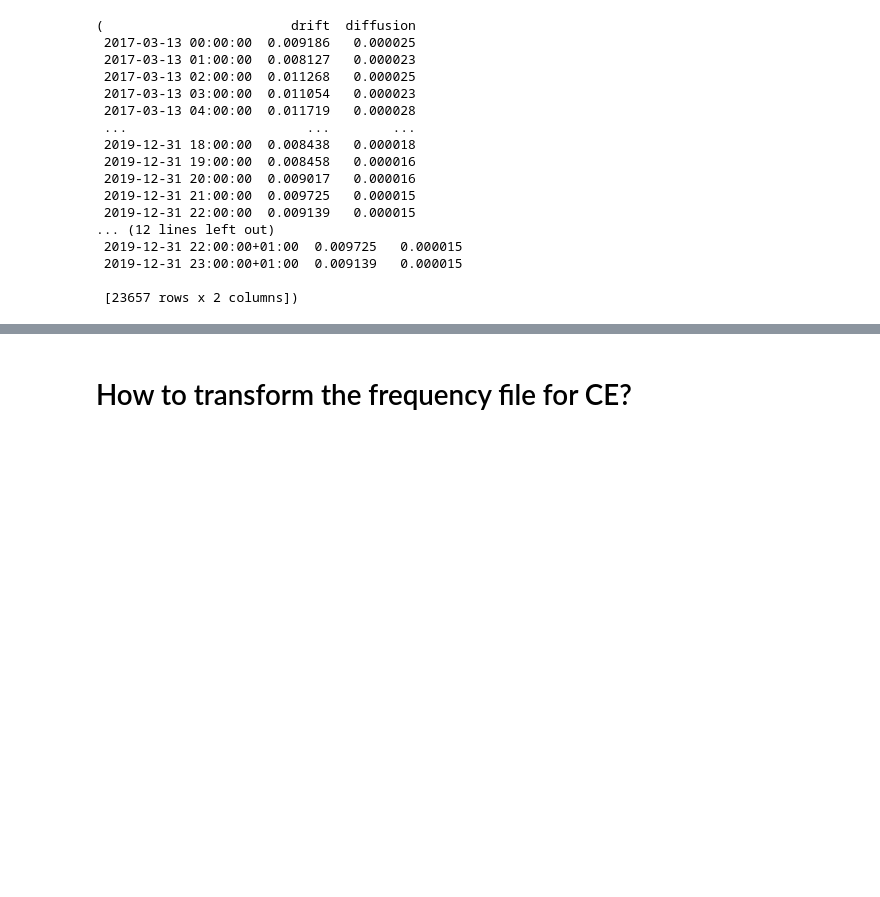
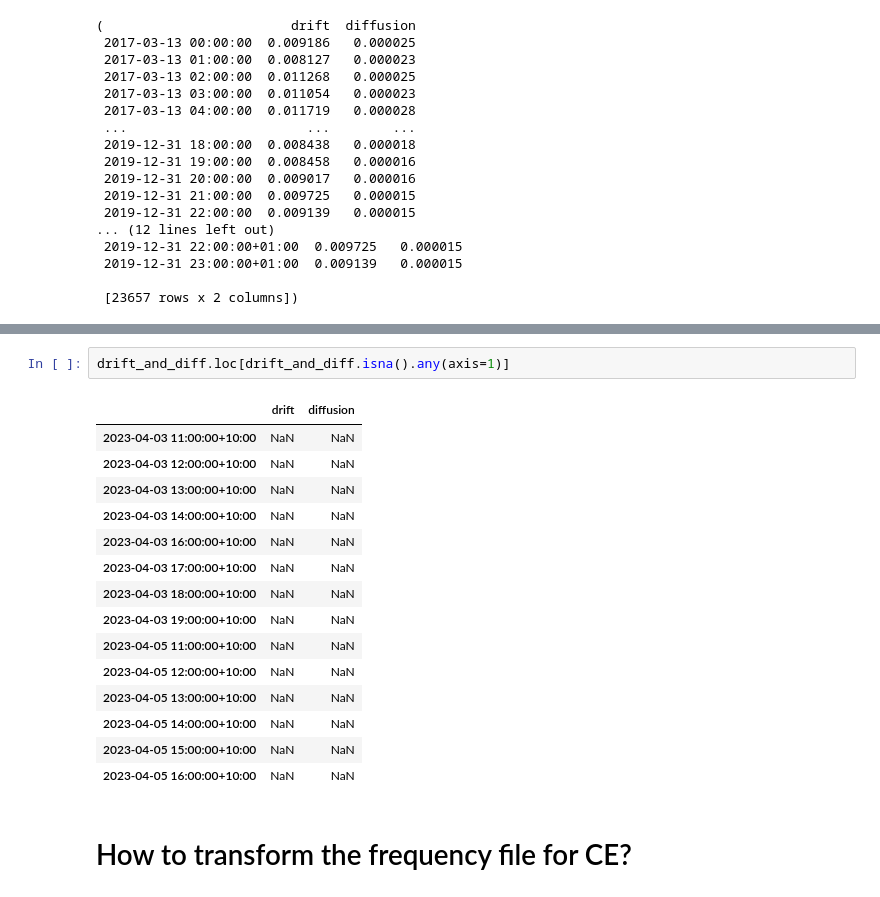
Before and after one commit to ulrich-oberhofer/Bachelor-s-Thesis, a Jupyter notebook: scripts/mlp_testing.ipynb, the cells around one changed output, grey strips where cells are left out. Drawn from its saved outputs; the diff is of its cells as text; blank space fills up the shorter version.

```diff
--- a/scripts/mlp_testing.ipynb
+++ b/scripts/mlp_testing.ipynb
@@ -919,3 +971,21 @@ drift_and_diff_old,drift_and_diff
+# %%
+drift_and_diff.loc[drift_and_diff.isna().any(axis=1)]
+# %% [output]
+|  | drift | diffusion |
+| 2023-04-03 11:00:00+10:00 | NaN | NaN |
+| 2023-04-03 12:00:00+10:00 | NaN | NaN |
+| 2023-04-03 13:00:00+10:00 | NaN | NaN |
+| 2023-04-03 14:00:00+10:00 | NaN | NaN |
+| 2023-04-03 16:00:00+10:00 | NaN | NaN |
+| 2023-04-03 17:00:00+10:00 | NaN | NaN |
+| 2023-04-03 18:00:00+10:00 | NaN | NaN |
+| 2023-04-03 19:00:00+10:00 | NaN | NaN |
+| 2023-04-05 11:00:00+10:00 | NaN | NaN |
+| 2023-04-05 12:00:00+10:00 | NaN | NaN |
+| 2023-04-05 13:00:00+10:00 | NaN | NaN |
+| 2023-04-05 14:00:00+10:00 | NaN | NaN |
+| 2023-04-05 15:00:00+10:00 | NaN | NaN |
+| 2023-04-05 16:00:00+10:00 | NaN | NaN |
 # %% [markdown]
 # How to transform the frequency file for CE?
 # %%
```
Also changed, not shown: parts of 9 cells of this notebook, 16 other files.
